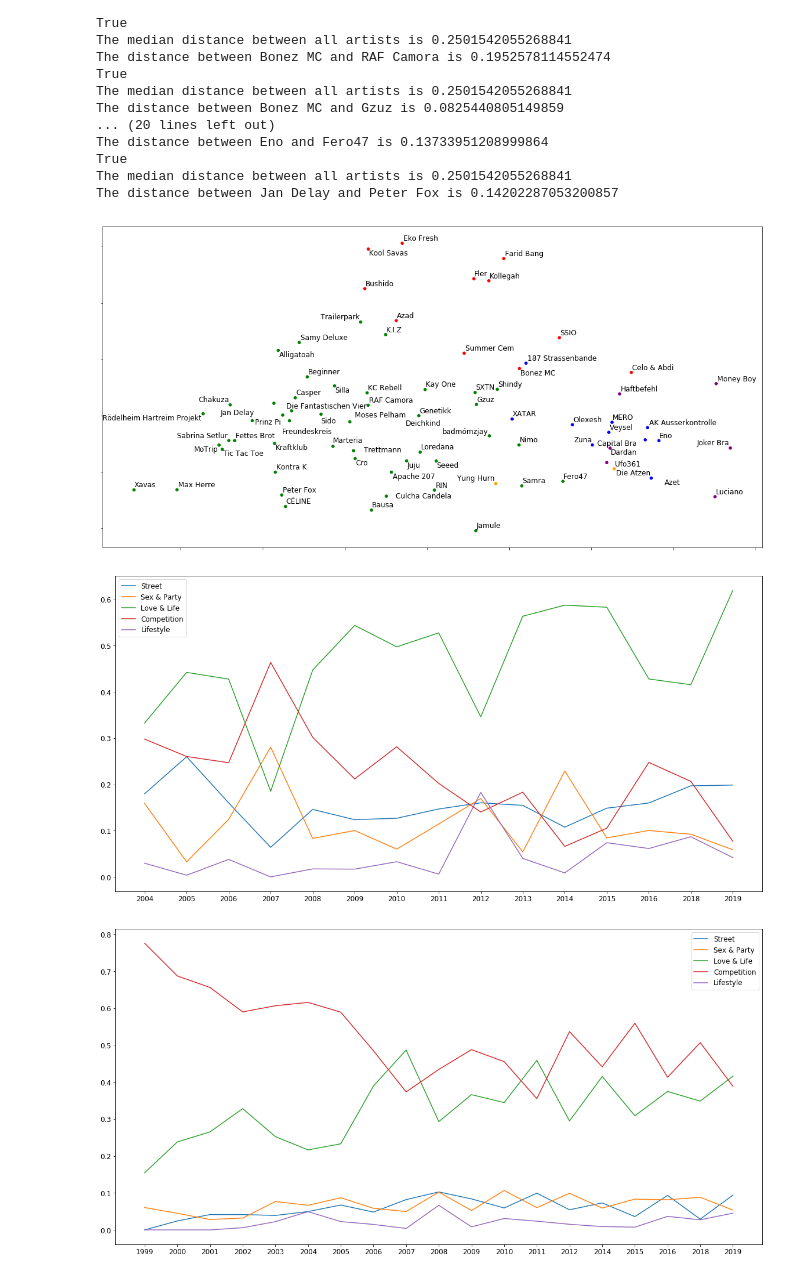
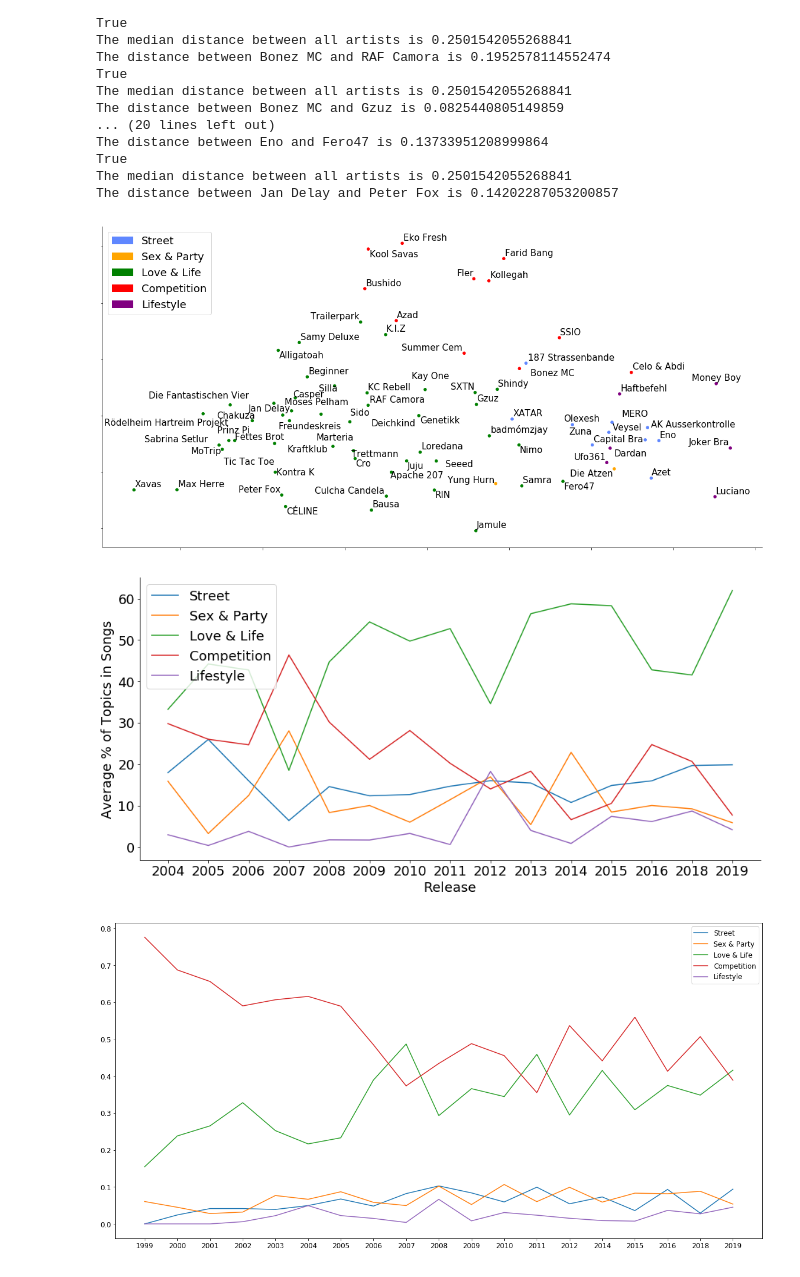
Before and after one commit to Lucapaulo/Text-Mining-Project, a Jupyter notebook: Project - Main.ipynb, the cells around one changed output. Drawn from its saved outputs; the diff is of its cells as text; code cells hidden in the pictures.

```diff
--- a/Project - Main.ipynb
+++ b/Project - Main.ipynb
@@ -92,11 +92,9 @@ Xavas
 Yung Hurn
 Zuna
 # %%
-sw = list(en_stop_words) + manual_stop_words + list(nlp.Defaults.stop_words)
-
 k = 5
-vectorizer = TfidfVectorizer(stop_words=sw, use_idf=True)
-lyrics = vectorizer.fit_transform(all_songs['Lyrics'])
+vectorizer = TfidfVectorizer(use_idf=True)
+lyrics = vectorizer.fit_transform([' '.join(doc) for doc in docs])
 kmeans = KMeans(n_clusters=k, n_init=20).fit(lyrics)
 
 features = vectorizer.get_feature_names()
@@ -684,44 +682,71 @@ The distance between Jan Delay and Peter Fox is 0.14202287053200857
 # %%
 %matplotlib inline
 font = {'family': 'DejaVu Sans',
-        'size': 12}
+        'size': 15}
 plt.rc('font', **font)
 plt.rcParams["figure.figsize"] = [20, 10]
 # %%
+import matplotlib.patches as mpatches
 pca = sklearn.decomposition.PCA(n_components=2)
 transformed_topics = pd.DataFrame(pca.fit_transform(topics_by_artist), index=topics_by_artist.index)
 
 texts_ = []
-main_colors = [(0,0,1), (1.0, 0.6470588235294118, 0.0), (0.0, 0.5019607843137255, 0.0), (1,0,0), (0.5019607843137255, 0.0, 0.5019607843137255)]
+main_colors = [(95/255,135/255,255/255), (1.0, 0.6470588235294118, 0.0), (0.0, 0.5019607843137255, 0.0), (1,0,0), (0.5019607843137255, 0.0, 0.5019607843137255)]
 colors = []
+all_labels = ['Street', 'Sex & Party', 'Love & Life', 'Competition', 'Lifestyle']
+labels = []
 
 for idx, row in topics_by_artist.iterrows():
-    colors.append(main_colors[np.argmax(row.tolist())])
+    idx_ = np.argmax(row.tolist())
+    colors.append(main_colors[idx_])
+    labels.append(all_labels[idx_])
 
 ax = transformed_topics.plot.scatter(x=0, y=1, c=colors)
 for i, txt in enumerate(topics_by_artist.index):
     texts_.append(ax.annotate(txt, (transformed_topics.iloc[:,0].iat[i],transformed_topics.iloc[:,1].iat[i])))
 
+recs = []
+for i in range(0,len(main_colors)):
+    recs.append(mpatches.Rectangle([0,0],10, 5,fc=main_colors[i]))
+plt.legend(recs,all_labels,loc='upper left', fontsize='large')
 adjust_text(texts_)
 ax.set_xlabel('')
 ax.set_ylabel('')
 ax.set_yticklabels([])
 ax.set_xticklabels([])
+ax.spines['right'].set_visible(False)
+ax.spines['top'].set_visible(False)
+plt.savefig("report/figures/scatter.pdf", bbox_inches="tight")
 plt.show()
 # %% [output]
-[figure, old version]
+[figure, new version]
+# %%
+%matplotlib inline
+font = {'family': 'DejaVu Sans',
+        'size': 18}
+plt.rc('font', **font)
+plt.rcParams["figure.figsize"] = [15, 7]
 # %%
 sido_ = all_songs[all_songs['Artist']=='Sido']
 sido_ = sido_.groupby(['Release']).mean()
 # only 4 songs in these 3 years, not meaningful
 sido_ = sido_.drop(['1980', '2002', '2003'])
 sido_ = sido_.drop(columns=['Label', 'Popularity'])
+for idx, row in sido_.iterrows():
+    row = row.copy()
+    sido_.loc[idx] = row*100
 plt.plot(sido_)
-plt.legend(['Street', 'Sex & Party', 'Love & Life', 'Competition', 'Lifestyle'])
+plt.legend(['Street', 'Sex & Party', 'Love & Life', 'Competition', 'Lifestyle'], loc='upper left')
 plt.xticks(sido_.index)
+plt.xlabel('Release')
+plt.ylabel('Average % of Topics in Songs')
+ax = plt.gca()
+ax.spines['right'].set_visible(False)
+ax.spines['top'].set_visible(False)
+plt.savefig("report/figures/sido.pdf", bbox_inches="tight")
 plt.show()
 # %% [output]
-[figure, old version]
+[figure, new version]
 # %%
 savas_ = all_songs[all_songs['Artist']=='Kool Savas']
 savas_ = savas_.groupby(['Release']).mean()
```
Also changed, not shown: parts of 4 cells of this notebook, 8 other files.
